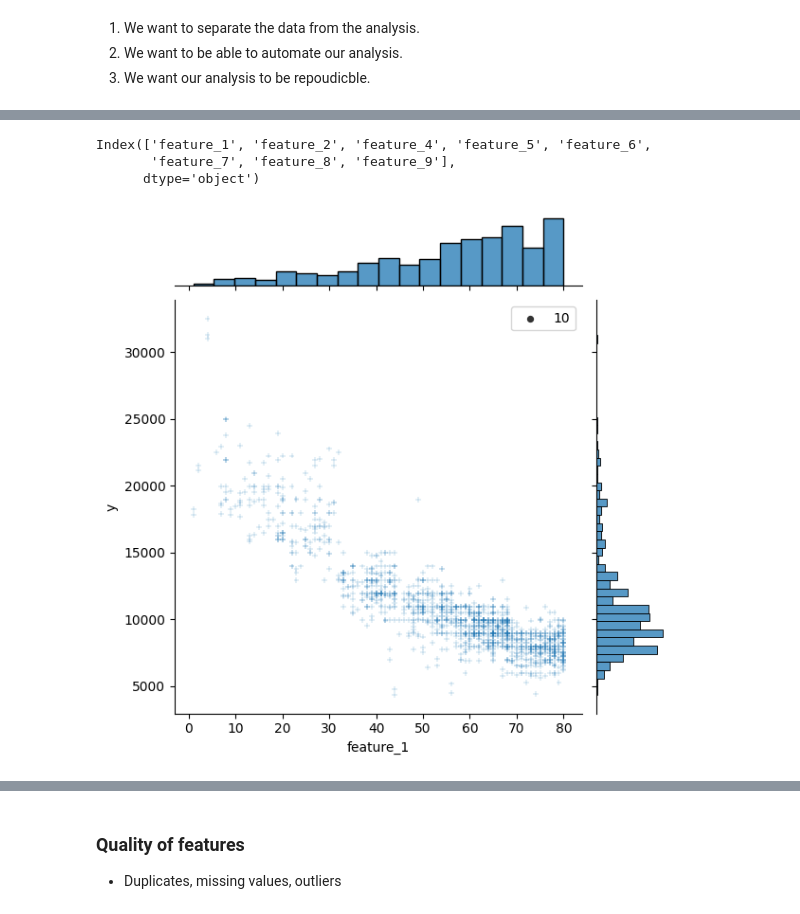
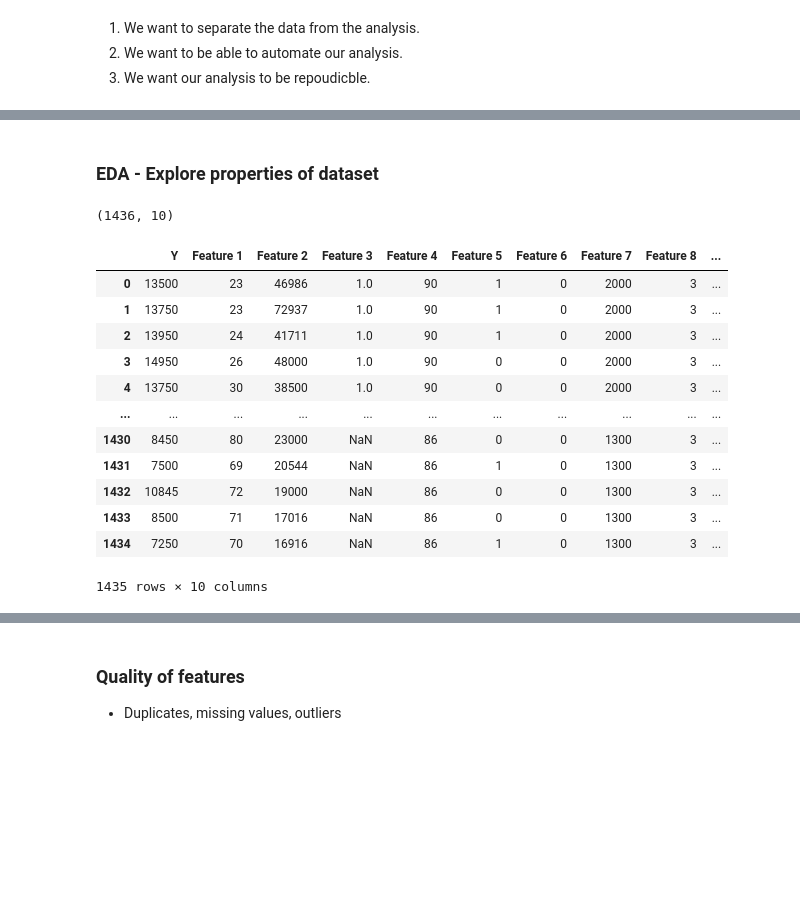
Before and after one commit to majarall/EDA-Azure-Pipeline, a Jupyter notebook: Task1.ipynb, the cells around one changed output, grey strips where cells are left out. Cells and saved outputs as stored; diff of their text form; code cells hidden in the pictures; blank space fills up the shorter version.

```diff
--- a/Task1.ipynb
+++ b/Task1.ipynb
@@ -386,13 +68,22 @@ Fitting 3 folds for each of 100 candidates, totalling 300 fits
-# %%
-X.columns
-# %% [output]
-Index(['feature_1', 'feature_2', 'feature_4', 'feature_5', 'feature_6',
-       'feature_7', 'feature_8', 'feature_9'],
-      dtype='object')
-# %%
-df = load_data("data.csv")
-
-sns.jointplot(x='feature_1',y='y', data=df, size=10, alpha=.5, marker='+');
-# %% [output]
-[figure, removed]
+# %% [markdown]
+### EDA - Explore properties of dataset
+# %%
+df = pd.read_csv("./data.csv", sep=";")
+print(df.shape)
+df.head(-1)
+# %% [output]
+(1436, 10)
+|  | Y | Feature 1 | Feature 2 | Feature 3 | Feature 4 | Feature 5 | Feature 6 | Feature 7 | Feature 8 | ... |
+| 0 | 13500 | 23 | 46986 | 1.0 | 90 | 1 | 0 | 2000 | 3 | ... |
+| 1 | 13750 | 23 | 72937 | 1.0 | 90 | 1 | 0 | 2000 | 3 | ... |
+| 2 | 13950 | 24 | 41711 | 1.0 | 90 | 1 | 0 | 2000 | 3 | ... |
+| 3 | 14950 | 26 | 48000 | 1.0 | 90 | 0 | 0 | 2000 | 3 | ... |
+| 4 | 13750 | 30 | 38500 | 1.0 | 90 | 0 | 0 | 2000 | 3 | ... |
+| ... | ... | ... | ... | ... | ... | ... | ... | ... | ... | ... |
+| 1430 | 8450 | 80 | 23000 | NaN | 86 | 0 | 0 | 1300 | 3 | ... |
+| 1431 | 7500 | 69 | 20544 | NaN | 86 | 1 | 0 | 1300 | 3 | ... |
+| 1432 | 10845 | 72 | 19000 | NaN | 86 | 0 | 0 | 1300 | 3 | ... |
+| 1433 | 8500 | 71 | 17016 | NaN | 86 | 0 | 0 | 1300 | 3 | ... |
+| 1434 | 7250 | 70 | 16916 | NaN | 86 | 1 | 0 | 1300 | 3 | ... |
+1435 rows × 10 columns
 # %%
```
Also changed, not shown: parts of 61 cells of this notebook, 8 other files.
